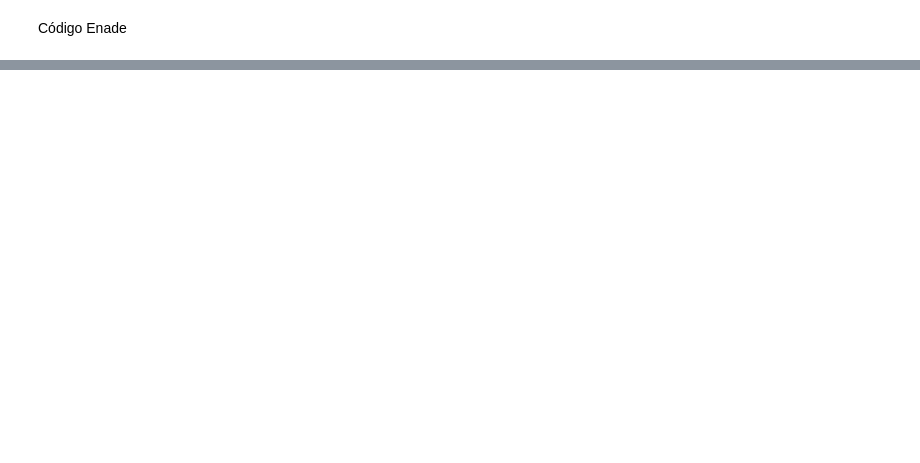
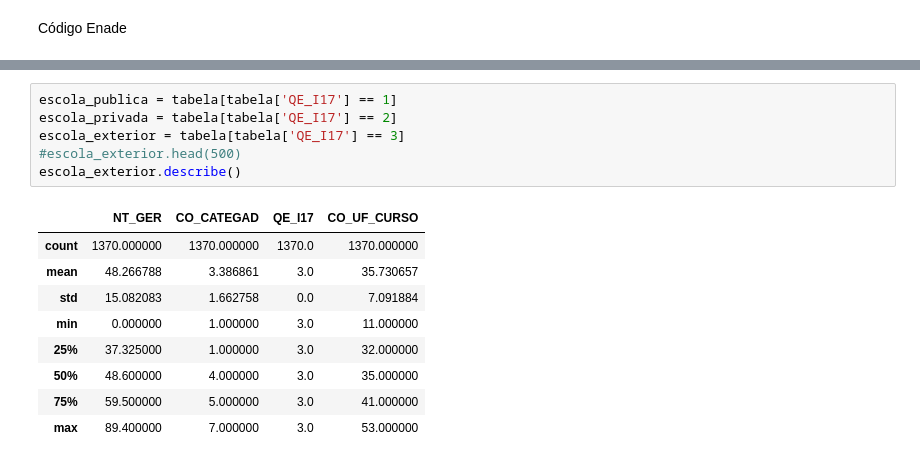
Before and after one commit to robertcristianoo/Top.-IC, a Jupyter notebook: Trabalho Intermediário/enade.ipynb, the cells around one changed output, grey strips where cells are left out. Drawn from its saved outputs; the diff is of its cells as text; blank space fills up the shorter version.

Commit message:
Alterações básicas no código, inserção análise da escola

```diff
--- a/Trabalho Intermediário/enade.ipynb
+++ b/Trabalho Intermediário/enade.ipynb
@@ -88,0 +114,16 @@ plt.legend()
+# %%
+escola_publica = tabela[tabela['QE_I17'] == 1]
+escola_privada = tabela[tabela['QE_I17'] == 2]
+escola_exterior = tabela[tabela['QE_I17'] == 3]
+#escola_exterior.head(500)
+escola_exterior.describe()
+# %% [output]
+|  | NT_GER | CO_CATEGAD | QE_I17 | CO_UF_CURSO |
+| count | 1370.000000 | 1370.000000 | 1370.0 | 1370.000000 |
+| mean | 48.266788 | 3.386861 | 3.0 | 35.730657 |
+| std | 15.082083 | 1.662758 | 0.0 | 7.091884 |
+| min | 0.000000 | 1.000000 | 3.0 | 11.000000 |
+| 25% | 37.325000 | 1.000000 | 3.0 | 32.000000 |
+| 50% | 48.600000 | 4.000000 | 3.0 | 35.000000 |
+| 75% | 59.500000 | 5.000000 | 3.0 | 41.000000 |
+| max | 89.400000 | 7.000000 | 3.0 | 53.000000 |
```
Also changed, not shown: parts of 5 cells of this notebook.
